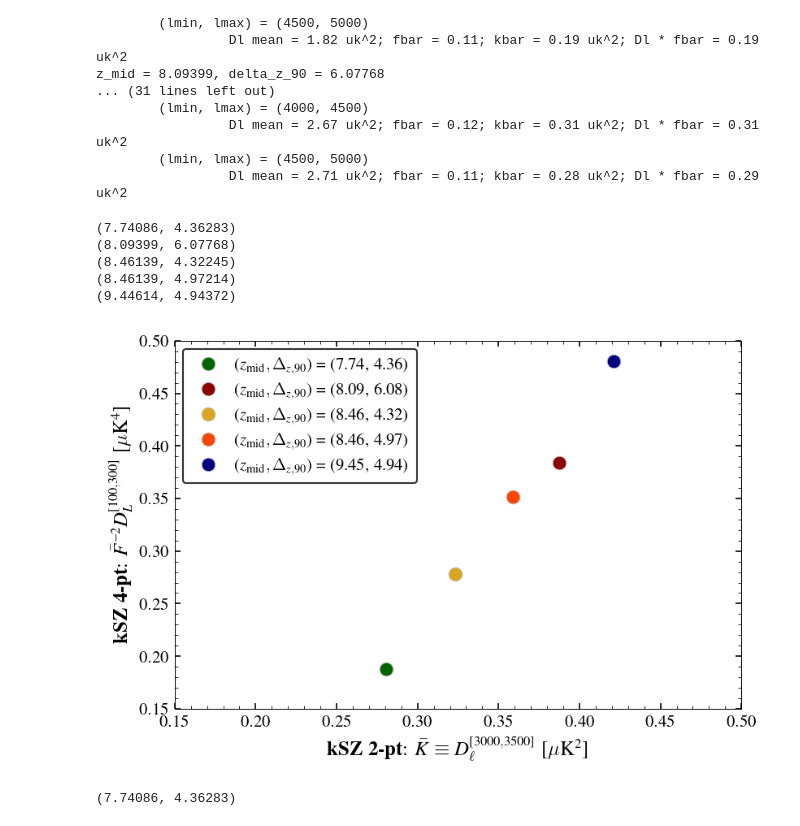
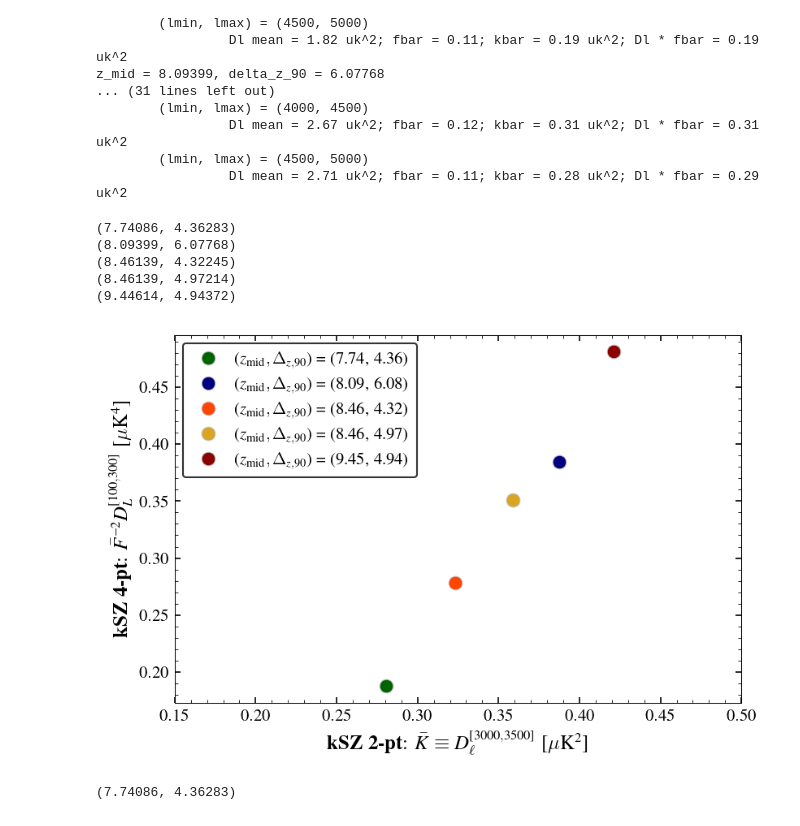
Before and after one commit to sriniraghunathan/reion_ksz_2pt_4pt, a Jupyter notebook: s1_ksz_2pt_4pt_estimator.ipynb, the cells around one changed output. Saved outputs shown, nothing was run; the diff lists cells and outputs as text; code cells hidden in the pictures.

Commit message:
minor plot edit: option to modify filter range

```diff
--- a/s1_ksz_2pt_4pt_estimator.ipynb
+++ b/s1_ksz_2pt_4pt_estimator.ipynb
@@ -227,6 +227,9 @@ z_mid = 8.09399, delta_z_90 = 6.07768
 # %%
 #4-pt vs 2-pt plots
 reqd_filter_lmin, reqd_filter_lmax = 3000., 3500.
+##reqd_filter_lmin, reqd_filter_lmax = 3500., 4000.
+##reqd_filter_lmin, reqd_filter_lmax = 4000., 4500.
+##reqd_filter_lmin, reqd_filter_lmax = 4500., 5000.
 reqd_filter_lmin_lmax = (reqd_filter_lmin, reqd_filter_lmax)
 reqd_Lmin, reqd_Lmax = 100, 300
 
@@ -236,38 +239,39 @@ clf()
 msval = 8.
 fsval = 12
 ax = subplot(111)
-color_arr = ['navy', 'darkgreen', 'goldenrod', 'orangered', 'darkred']
+color_arr = ['darkgreen', 'navy', 'orangered', 'goldenrod', 'darkred']
 #color_arr = [ cm.Set1(int(d)) for d in np.linspace( 0, 8, len(result_dict) ) ]
-np.random.shuffle(color_arr)
+#np.random.shuffle(color_arr)
 for kcntr, keyname in enumerate( sorted( result_dict ) ):
 
     #zre, deltaz
     z_re_val, delta_z_val = keyname
     labval = r'$(z_{\rm mid}, \Delta_{z, 90})$ = (%.2f, %.2f)' %(z_re_val, delta_z_val)
     print(keyname)
+
 
     #get results for some (lmin, lmax)
     big_k_m1_smoothed, el_4pt, cl_big_k_m1, el_2pt, cl_ksz, kbar, fbar = result_dict[keyname][reqd_filter_lmin_lmax]
     dl_fac = el_4pt * (el_4pt+1)/2/np.pi
     dl_big_k_m1_prime = dl_fac * cl_big_k_m1 / fbar**2.
     Linds = np.where( (el_4pt>=reqd_Lmin) & (el_4pt<=reqd_Lmax) )[0]
     dl_big_k_m1_prime_mean = np.mean(dl_big_k_m1_prime[Linds])
 
     #plot 4-pt/fbar**2 vs kbar
     plot(kbar, dl_big_k_m1_prime_mean, marker = 'o', ls = 'None', ms = msval, mec = 'silver', mew = 0.5, color = color_arr[kcntr], label = labval)
 
-xlim(xmin, xmax); ylim(ymin, ymax)
+xlim(xmin, xmax); #ylim(ymin, ymax)
 xlabel(r'{\bf kSZ 2-pt}: $\bar{K} \equiv D_{\ell}^{[%g, %g]}$ [$\mu$K${^2}$]' %(reqd_filter_lmin, reqd_filter_lmax), fontsize = fsval)
 ylabel(r'{\bf kSZ 4-pt}: $\bar{F}^{-2} D_{L}^{[%g, %g]}$ [$\mu$K${^4}$]' %(reqd_Lmin, reqd_Lmax), fontsize = fsval)
-legend(loc = 2, fontsize = fsval - 2, ncol = 1, columnspacing = 0.5, handletextpad = 0.5, numpoints = 1)
+legend(loc = 'best', fontsize = fsval - 2, ncol = 1, columnspacing = 0.5, handletextpad = 0.5, numpoints = 1)
 show();
 # %% [output]
 (7.74086, 4.36283)
 (8.09399, 6.07768)
 (8.46139, 4.32245)
 (8.46139, 4.97214)
 (9.44614, 4.94372)
-[figure, old version]
+[figure, new version]
 # %%
 #4-pt plots
 
```
Also changed, not shown: parts of 1 cell of this notebook.
